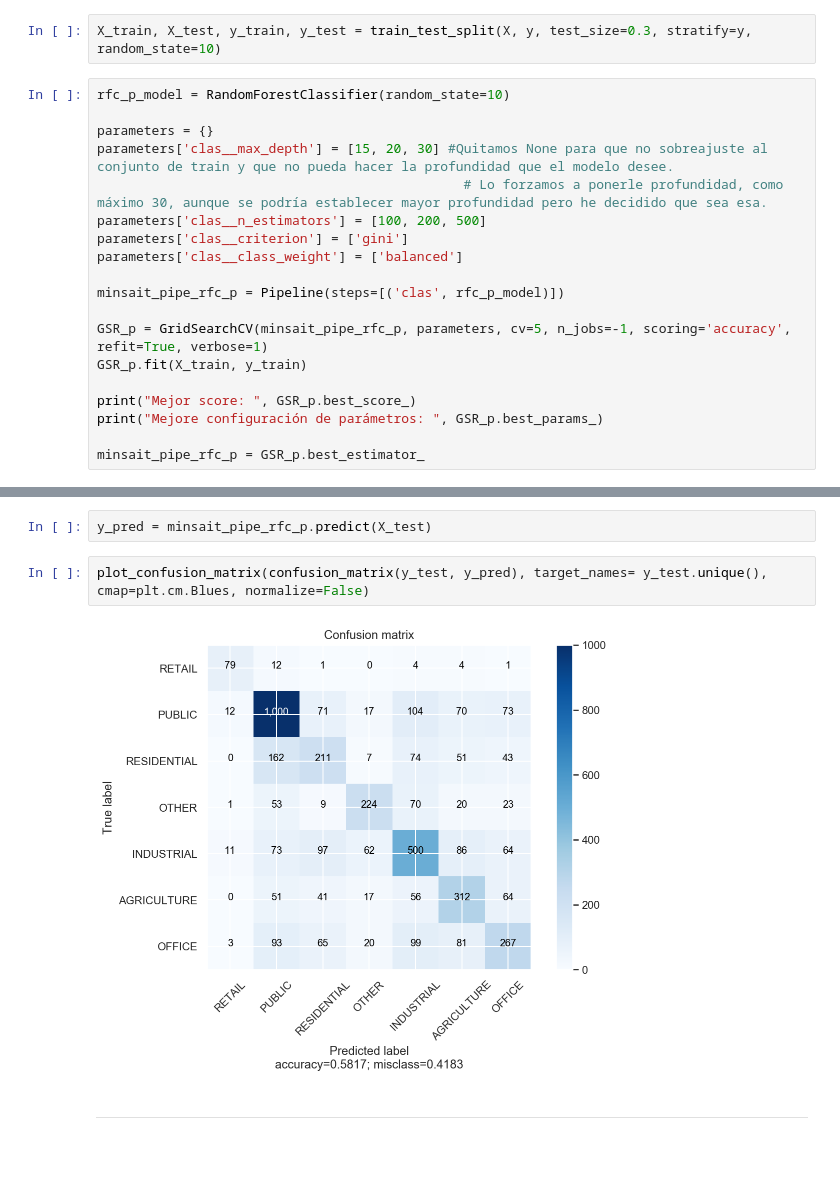
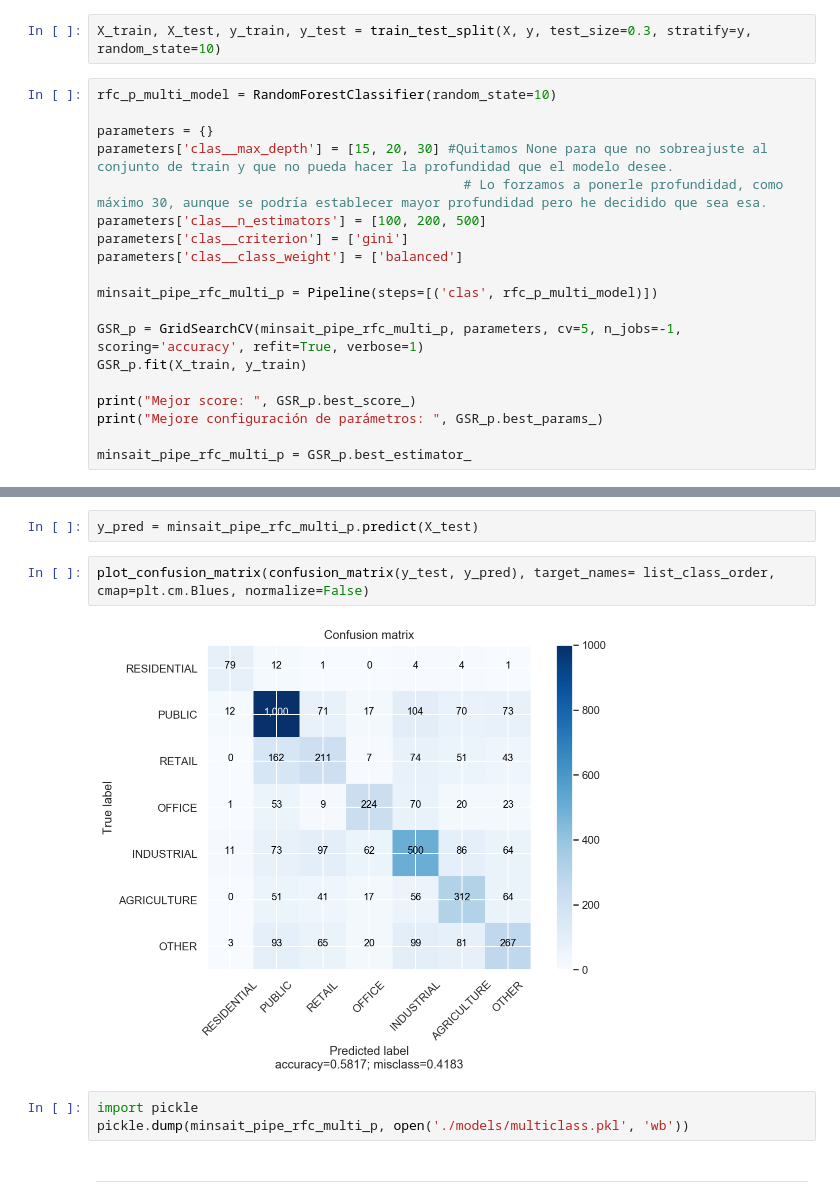
Before and after one commit to cifucg/minsait_land_classification, a Jupyter notebook: binary_model_clasification.ipynb, the cells around one changed output, grey strips where cells are left out. Drawn from its saved outputs; the diff is of its cells as text; blank space fills up the shorter version.

```diff
--- a/binary_model_clasification.ipynb
+++ b/binary_model_clasification.ipynb
@@ -365,7 +362,7 @@ y = df_minsait_reduce_multi['CLASE'].copy()
 # %%
 X_train, X_test, y_train, y_test = train_test_split(X, y, test_size=0.3, stratify=y, random_state=10)
 # %%
-rfc_p_model = RandomForestClassifier(random_state=10)
+rfc_p_multi_model = RandomForestClassifier(random_state=10)
 
 parameters = {}
 parameters['clas__max_depth'] = [15, 20, 30] #Quitamos None para que no sobreajuste al conjunto de train y que no pueda hacer la profundidad que el modelo desee.
@@ -374,15 +371,15 @@ parameters['clas__n_estimators'] = [100, 200, 500]
 parameters['clas__criterion'] = ['gini']
 parameters['clas__class_weight'] = ['balanced']
 
-minsait_pipe_rfc_p = Pipeline(steps=[('clas', rfc_p_model)])
+minsait_pipe_rfc_multi_p = Pipeline(steps=[('clas', rfc_p_multi_model)])
 
-GSR_p = GridSearchCV(minsait_pipe_rfc_p, parameters, cv=5, n_jobs=-1, scoring='accuracy', refit=True, verbose=1)
+GSR_p = GridSearchCV(minsait_pipe_rfc_multi_p, parameters, cv=5, n_jobs=-1, scoring='accuracy', refit=True, verbose=1)
 GSR_p.fit(X_train, y_train)
 
 print("Mejor score: ", GSR_p.best_score_)
 print("Mejore configuración de parámetros: ", GSR_p.best_params_)
 
-minsait_pipe_rfc_p = GSR_p.best_estimator_
+minsait_pipe_rfc_multi_p = GSR_p.best_estimator_
 # %% [output]
 Fitting 5 folds for each of 9 candidates, totalling 45 fits
 [Parallel(n_jobs=-1)]: Using backend LokyBackend with 4 concurrent workers.
@@ -390,11 +387,14 @@ Fitting 5 folds for each of 9 candidates, totalling 45 fits
 Mejor score:  0.5734486471001368
 Mejore configuración de parámetros:  {'clas__class_weight': 'balanced', 'clas__criterion': 'gini', 'clas__max_depth': 20, 'clas__n_estimators': 200}
 # %%
-y_pred = minsait_pipe_rfc_p.predict(X_test)
+y_pred = minsait_pipe_rfc_multi_p.predict(X_test)
 # %%
-plot_confusion_matrix(confusion_matrix(y_test, y_pred), target_names= y_test.unique(), cmap=plt.cm.Blues, normalize=False)
+plot_confusion_matrix(confusion_matrix(y_test, y_pred), target_names= list_class_order, cmap=plt.cm.Blues, normalize=False)
 # %% [output]
-[figure, old version]
+[figure, new version]
+# %%
+import pickle
+pickle.dump(minsait_pipe_rfc_multi_p, open('./models/multiclass.pkl', 'wb'))
 # %% [markdown]
 ---
 # %% [markdown]
```
Also changed, not shown: parts of 23 cells of this notebook, 1 other file.
